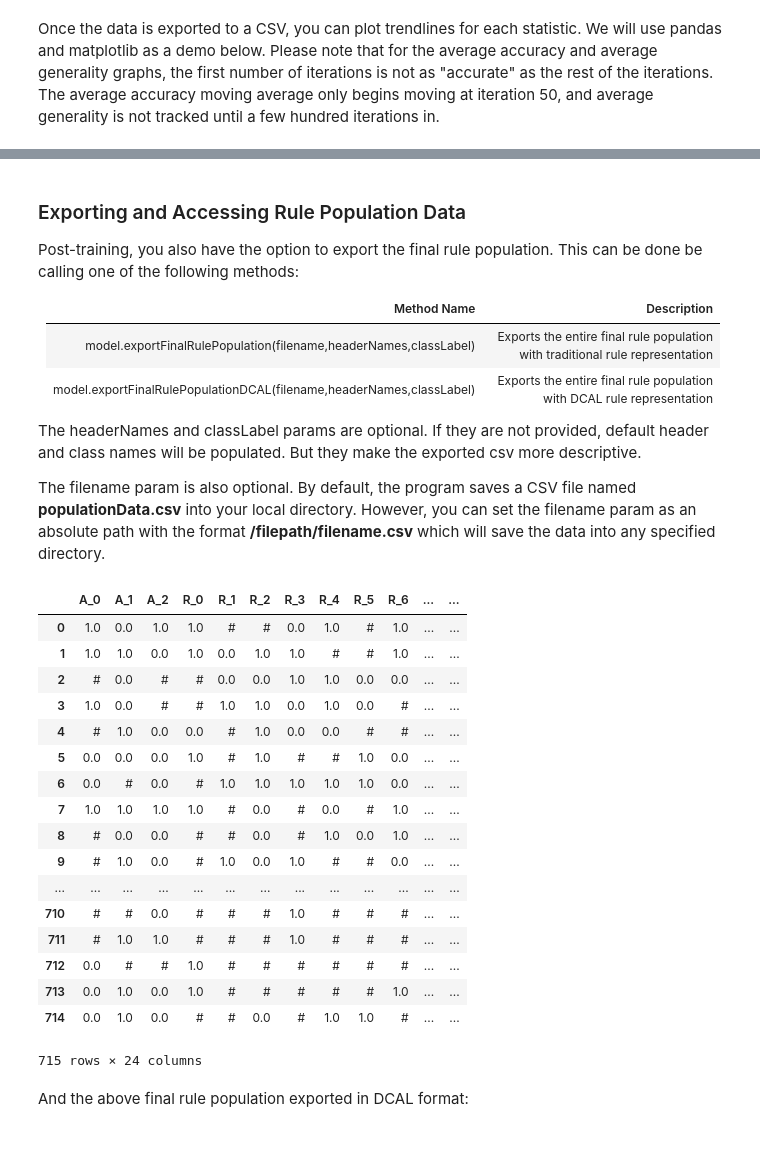
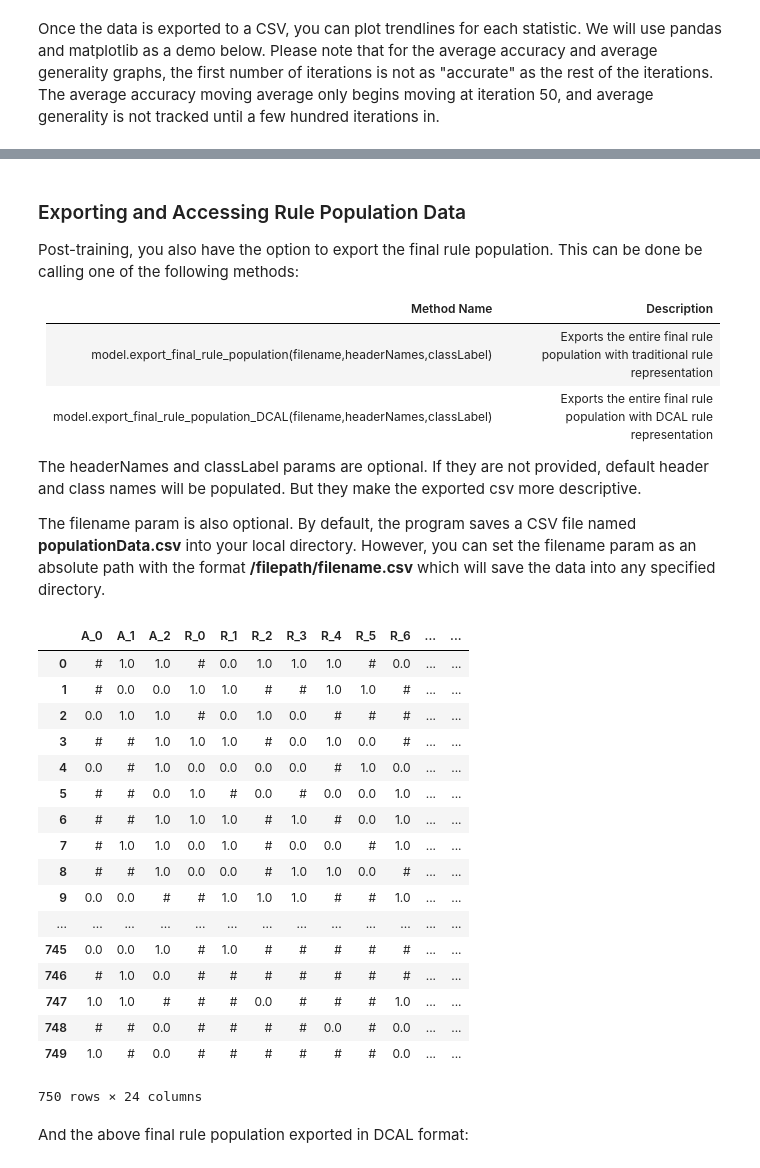
Before and after one commit to UrbsLab/scikit-XCS, a Jupyter notebook: scikit-XCS User Guide.ipynb, the cells around one changed output, grey strips where cells are left out. Saved outputs shown, nothing was run; the diff lists cells and outputs as text; code cells hidden in the pictures.

```diff
--- a/scikit-XCS User Guide.ipynb
+++ b/scikit-XCS User Guide.ipynb
@@ -214,20 +214,20 @@ from skXCS import StringEnumerator
 #Initialize StringEnumerator object with csv filepath and class label.
 converter = StringEnumerator("test/DataSets/Tests/StringData2.csv","phenotype")
 
-#Change Header Names to be more descriptive using changeHeaderName(currentName,newName)
-converter.changeHeaderName("N1","Gender")
-converter.changeHeaderName("N2","Numeric")
-converter.changeHeaderName("N3","Age")
+#Change Header Names to be more descriptive using change_header_name(currentName,newName)
+converter.change_header_name("N1","Gender")
+converter.change_header_name("N2","Numeric")
+converter.change_header_name("N3","Age")
 
-#Change Phenotype Label to be more descriptive using changeClassName(newName)
-converter.changeClassName("Country")
+#Change Phenotype Label to be more descriptive using change_class_name(newName)
+converter.change_class_name("Country")
 
 '''
 Convert attributes to numeric data using either:
--addAttributeConverterRandom(headerName):   Given an attribute name, randomly assigns each unique attribute value an
+-add_attribute_converter_random(headerName):   Given an attribute name, randomly assigns each unique attribute value an
                                             integer value from 0 to n-1, where n = # of unique attribute values
 
--addAttributeConverter(headerName,array):   Given an attribute name, and an array of attribute values that will be
+-add_attribute_converter(headerName,array):   Given an attribute name, and an array of attribute values that will be
                                             converted, converter assigns each attribute value an integer value from
                                             0 to n-1 in the order of attribute values given in the array, where
                                             n = length of array. This can be useful for discrete attributes where the
@@ -236,27 +236,27 @@ Convert attributes to numeric data using either:
                                             to indicate stage of cancer, where the values are strings, but how they
                                             are enumerated is crucial.
 '''
-converter.addAttributeConverterRandom("Gender")
-converter.addAttributeConverter("Age",["old","young"])
+converter.add_attribute_converter_random("Gender")
+converter.add_attribute_converter("Age",["old","young"])
 
 '''
 Convert phenotypes to numeric data using either
--addClassConverter(array)
--addClassConverterRandom()
+-add_class_converter(array)
+-add_class_converter_random()
 Same functionality as the attribute converters
 '''
-converter.addClassConverterRandom()
+converter.add_class_converter_random()
 
 '''
-Convert all attributes using convertAllAttributes(). Note: this is NOT a standalone method. This method
+Convert all attributes using convert_all_attributes(). Note: this is NOT a standalone method. This method
 just puts all of the changes made above "into stone". This method does not automatically convert anything for you. You
 MUST call this method if data transformation operations were invoked (any of the class/attributeConverter methods
-above), or you will not see any changes when you call getParams().
+above), or you will not see any changes when you call get_params().
 '''
-converter.convertAllAttributes()
+converter.convert_all_attributes()
 
-#Get arrays using getParams()
-headers,classLabel,dataFeatures,dataPhenotypes = converter.getParams()
+#Get arrays using get_params()
+headers,classLabel,dataFeatures,dataPhenotypes = converter.get_params()
 
 print("Data Features")
 print(dataFeatures)
@@ -419,10 +419,10 @@ import numpy as np
 
 #Use StringEnumerator to gather data
 converter = StringEnumerator("test/DataSets/Real/Multiplexer11.csv","class")
-headers,actionLabel,dataFeatures,dataActions = converter.getParams()
+headers,actionLabel,dataFeatures,dataActions = converter.get_params()
 
 #Initialize and train model
-model = XCS(learningIterations = 5000)
+model = XCS(learning_iterations = 5000)
 trainedModel = model.fit(dataFeatures,dataActions)
 
 trainedModel
@@ -714,36 +714,36 @@ Post-training, you also have the option to export the final rule population. Thi
 
 | Method Name | Description |
 | :--- | :--- |
-| model.exportFinalRulePopulation(filename,headerNames,classLabel) | Exports the entire final rule population with traditional rule representation|
-| model.exportFinalRulePopulationDCAL(filename,headerNames,classLabel) | Exports the entire final rule population with DCAL rule representation|
+| model.export_final_rule_population(filename,headerNames,classLabel) | Exports the entire final rule population with traditional rule representation|
+| model.export_final_rule_population_DCAL(filename,headerNames,classLabel) | Exports the entire final rule population with DCAL rule representation|
 
 The headerNames and classLabel params are optional. If they are not provided, default header and class names will be populated. But they make the exported csv more descriptive.
 
 The filename param is also optional. By default, the program saves a CSV file named **populationData.csv** into your local directory. However, you can set the filename param as an absolute path with the format **/filepath/filename.csv** which will save the data into any specified directory.
 # %%
-trainedModel.exportFinalRulePopulation("defaultExportDir/fileRulePopulation.csv",headers,classLabel)
+trainedModel.export_final_rule_population("defaultExportDir/fileRulePopulation.csv",headers,classLabel)
 
 populationData2 = pd.read_csv("defaultExportDir/fileRulePopulation.csv")
 display(populationData2)
 # %% [output]
 |  | A_0 | A_1 | A_2 | R_0 | R_1 | R_2 | R_3 | R_4 | R_5 | R_6 | ... | ... |
-| 0 | 1.0 | 0.0 | 1.0 | 1.0 | # | # | 0.0 | 1.0 | # | 1.0 | ... | ... |
-| 1 | 1.0 | 1.0 | 0.0 | 1.0 | 0.0 | 1.0 | 1.0 | # | # | 1.0 | ... | ... |
-| 2 | # | 0.0 | # | # | 0.0 | 0.0 | 1.0 | 1.0 | 0.0 | 0.0 | ... | ... |
-| 3 | 1.0 | 0.0 | # | # | 1.0 | 1.0 | 0.0 | 1.0 | 0.0 | # | ... | ... |
-| 4 | # | 1.0 | 0.0 | 0.0 | # | 1.0 | 0.0 | 0.0 | # | # | ... | ... |
-| 5 | 0.0 | 0.0 | 0.0 | 1.0 | # | 1.0 | # | # | 1.0 | 0.0 | ... | ... |
-| 6 | 0.0 | # | 0.0 | # | 1.0 | 1.0 | 1.0 | 1.0 | 1.0 | 0.0 | ... | ... |
-| 7 | 1.0 | 1.0 | 1.0 | 1.0 | # | 0.0 | # | 0.0 | # | 1.0 | ... | ... |
-| 8 | # | 0.0 | 0.0 | # | # | 0.0 | # | 1.0 | 0.0 | 1.0 | ... | ... |
-| 9 | # | 1.0 | 0.0 | # | 1.0 | 0.0 | 1.0 | # | # | 0.0 | ... | ... |
+| 0 | # | 1.0 | 1.0 | # | 0.0 | 1.0 | 1.0 | 1.0 | # | 0.0 | ... | ... |
+| 1 | # | 0.0 | 0.0 | 1.0 | 1.0 | # | # | 1.0 | 1.0 | # | ... | ... |
+| 2 | 0.0 | 1.0 | 1.0 | # | 0.0 | 1.0 | 0.0 | # | # | # | ... | ... |
+| 3 | # | # | 1.0 | 1.0 | 1.0 | # | 0.0 | 1.0 | 0.0 | # | ... | ... |
+| 4 | 0.0 | # | 1.0 | 0.0 | 0.0 | 0.0 | 0.0 | # | 1.0 | 0.0 | ... | ... |
+| 5 | # | # | 0.0 | 1.0 | # | 0.0 | # | 0.0 | 0.0 | 1.0 | ... | ... |
+| 6 | # | # | 1.0 | 1.0 | 1.0 | # | 1.0 | # | 0.0 | 1.0 | ... | ... |
+| 7 | # | 1.0 | 1.0 | 0.0 | 1.0 | # | 0.0 | 0.0 | # | 1.0 | ... | ... |
+| 8 | # | # | 1.0 | 0.0 | 0.0 | # | 1.0 | 1.0 | 0.0 | # | ... | ... |
+| 9 | 0.0 | 0.0 | # | # | 1.0 | 1.0 | 1.0 | # | # | 1.0 | ... | ... |
 | ... | ... | ... | ... | ... | ... | ... | ... | ... | ... | ... | ... | ... |
-| 710 | # | # | 0.0 | # | # | # | 1.0 | # | # | # | ... | ... |
-| 711 | # | 1.0 | 1.0 | # | # | # | 1.0 | # | # | # | ... | ... |
-| 712 | 0.0 | # | # | 1.0 | # | # | # | # | # | # | ... | ... |
-| 713 | 0.0 | 1.0 | 0.0 | 1.0 | # | # | # | # | # | 1.0 | ... | ... |
-| 714 | 0.0 | 1.0 | 0.0 | # | # | 0.0 | # | 1.0 | 1.0 | # | ... | ... |
+| 745 | 0.0 | 0.0 | 1.0 | # | 1.0 | # | # | # | # | # | ... | ... |
+| 746 | # | 1.0 | 0.0 | # | # | # | # | # | # | # | ... | ... |
+| 747 | 1.0 | 1.0 | # | # | # | 0.0 | # | # | # | 1.0 | ... | ... |
+| 748 | # | # | 0.0 | # | # | # | # | 0.0 | # | 0.0 | ... | ... |
+| 749 | 1.0 | # | 0.0 | # | # | # | # | # | # | 0.0 | ... | ... |
-715 rows × 24 columns
+750 rows × 24 columns
 # %% [markdown]
 And the above final rule population exported in DCAL format:
 # %%
```
Also changed, not shown: parts of 22 cells of this notebook, 14 other files.
